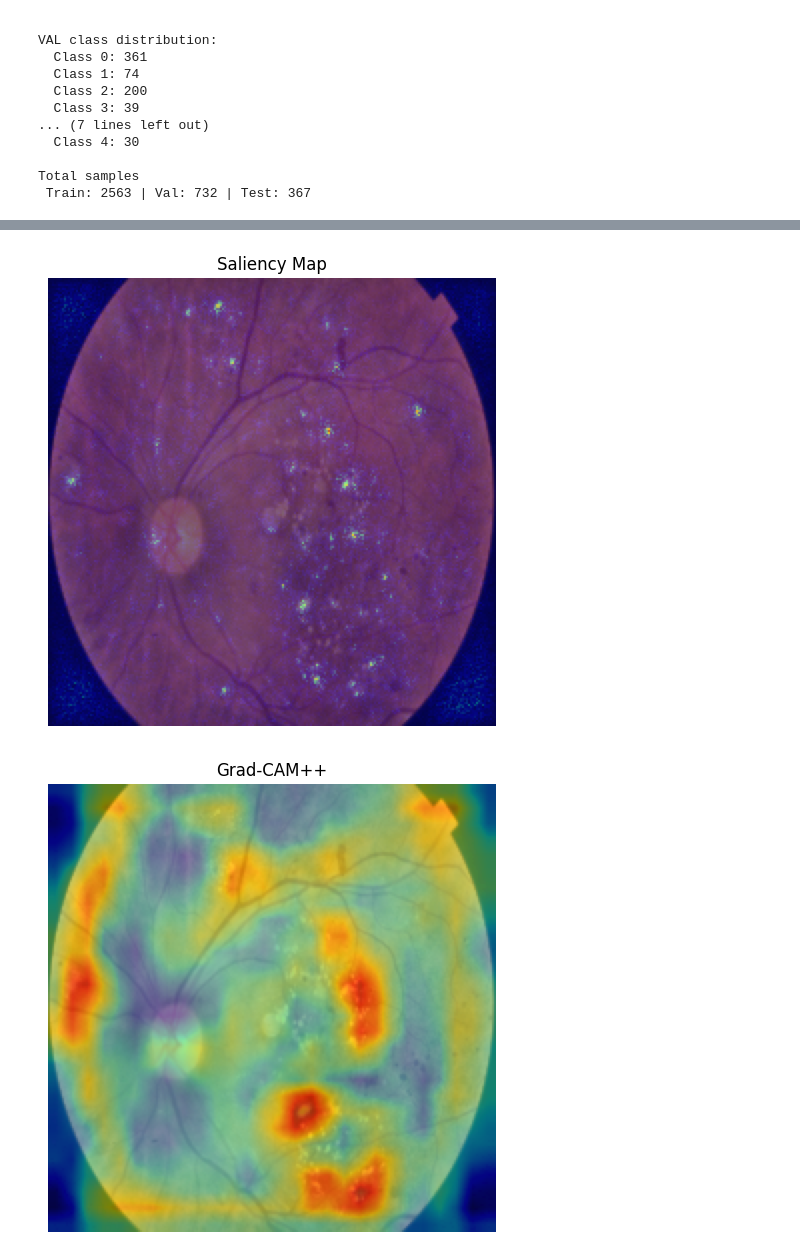
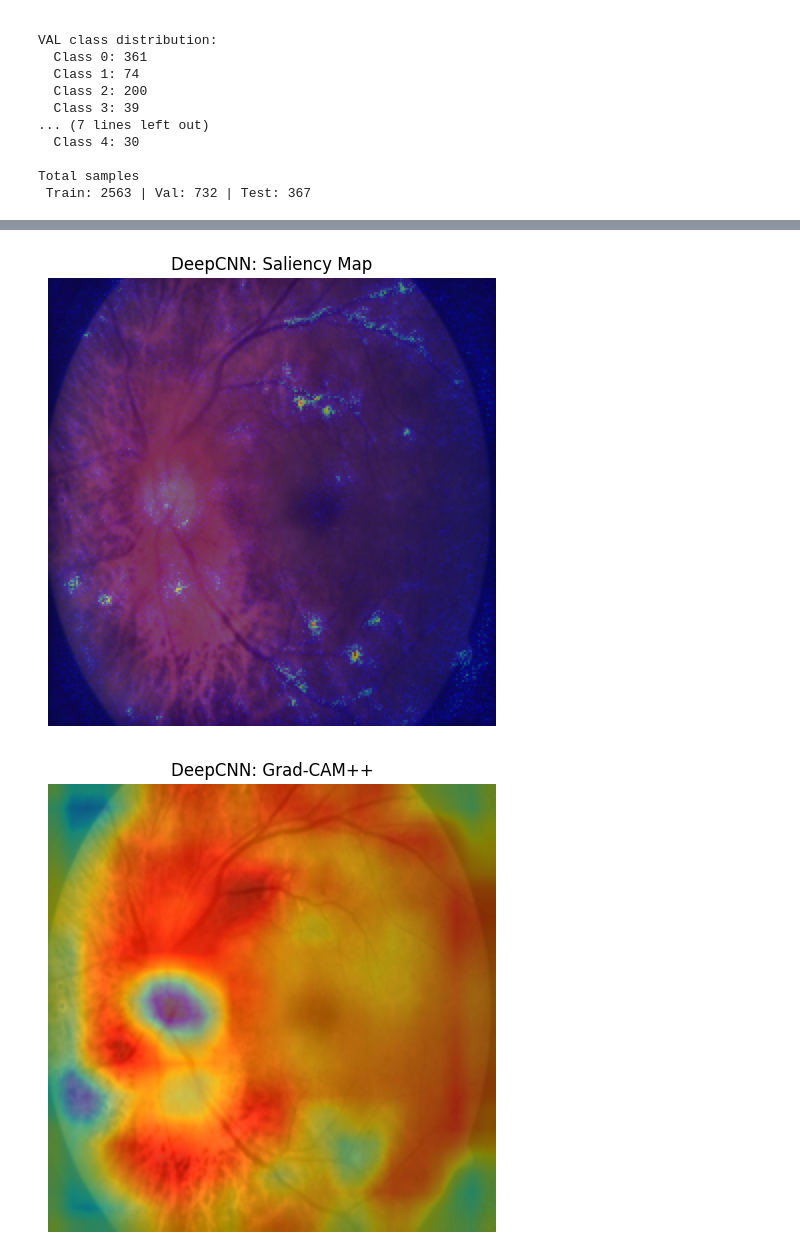
Before and after one commit to Luki10011/PAOM_retinapatia, a Jupyter notebook: overview.ipynb, the cells around one changed output, grey strips where cells are left out. Saved outputs shown, nothing was run; the diff lists cells and outputs as text; code cells hidden in the pictures.

Commit message:
fixed plot names

```diff
--- a/overview.ipynb
+++ b/overview.ipynb
@@ -1,10 +1,9 @@
 # %% [markdown]
 ## xAI
 # %%
-from src.models.dr_model import DRLightning
+from src.models.dr_model import DRLightning, DeepCNN
 import torch
 
-model = DRLightning.load_from_checkpoint("./training_16012026/checkpoints/best-epoch=74-val_acc=0.786.ckpt")
+net = DeepCNN()
+model = DRLightning.load_from_checkpoint("./trained_models/deepCNN/checkpoints/best-epoch=74-val_acc=0.786.ckpt", model=net)
 model.eval()
-
-target_layer = model.model.features[-2]  # last Conv2d before pooling
@@ -23,17 +41,17 @@ datamodule.setup(stage="test")
 
 test_loader = datamodule.test_dataloader()
 
-target_layer = model.model.features[-2]
+target_layer = model.model.features[-4]
+
+x, y = next(iter(test_loader))
+x = x[:1].to(device)
+target_class = y[0].item()
 
 inspector = ModelInspector(
     model=model,
     target_layer=target_layer,
     device=device,
 )
-
-x, y = next(iter(test_loader))
-x = x[:1].to(device)
-target_class = y[0].item()
 
 saliency = inspector.explain(
     x,
@@ -74,7 +92,7 @@ inspector.visualize_side_by_side(gradcampp[0], x[0], title="Grad-CAM++")
 <Figure size 640x480 with 0 Axes>
 # %%
-inspector.visualize_overlay(saliency[0], x[0], title="Saliency Map")
-inspector.visualize_overlay(gradcampp[0], x[0], title="Grad-CAM++")
+inspector.visualize_overlay(saliency[0], x[0], title=f"{net.__class__.__name__}: Saliency Map")
+inspector.visualize_overlay(gradcampp[0], x[0], title=f"{net.__class__.__name__}: Grad-CAM++")
 # %% [output]
-[figure, old version]
+[figure, new version]
-[figure, old version]
+[figure, new version]
```
Also changed, not shown: parts of 2 cells of this notebook.
